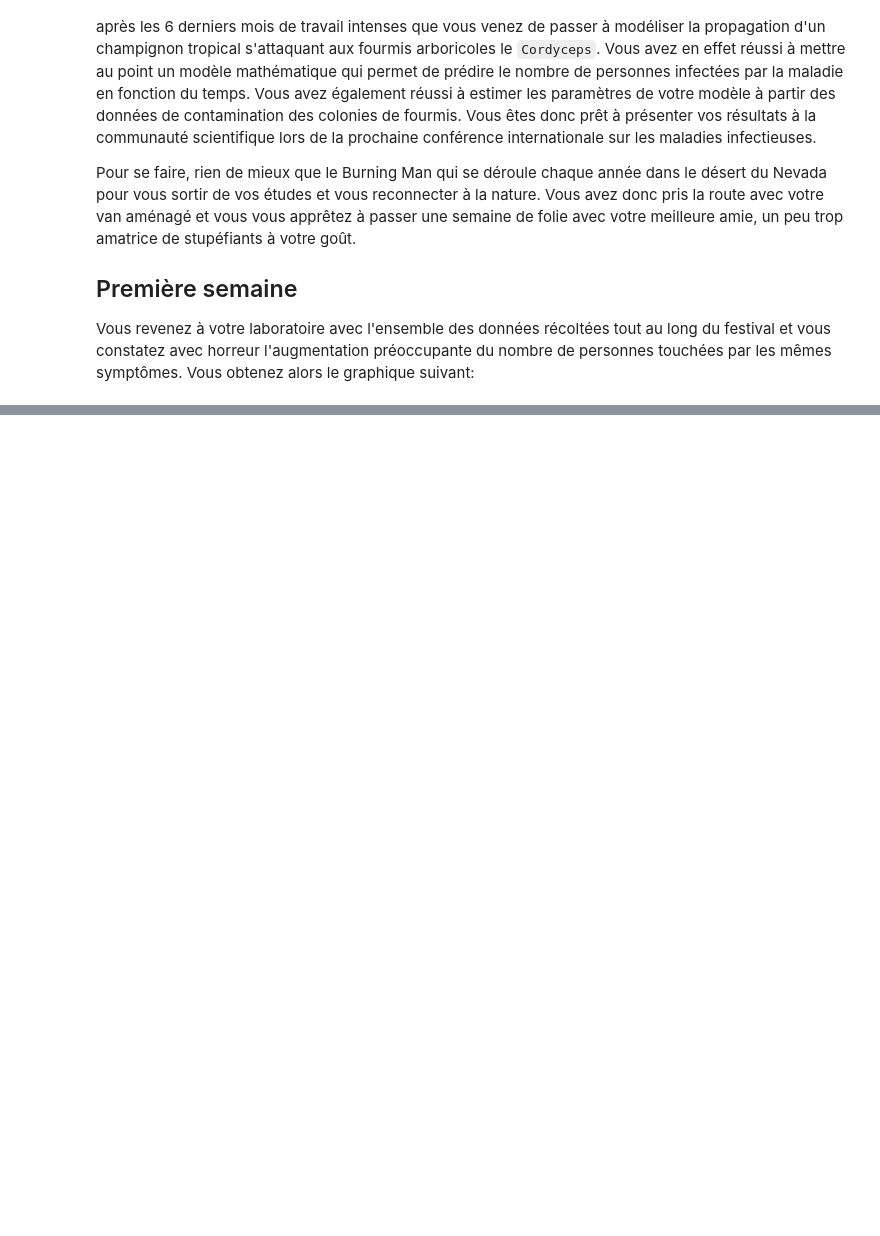
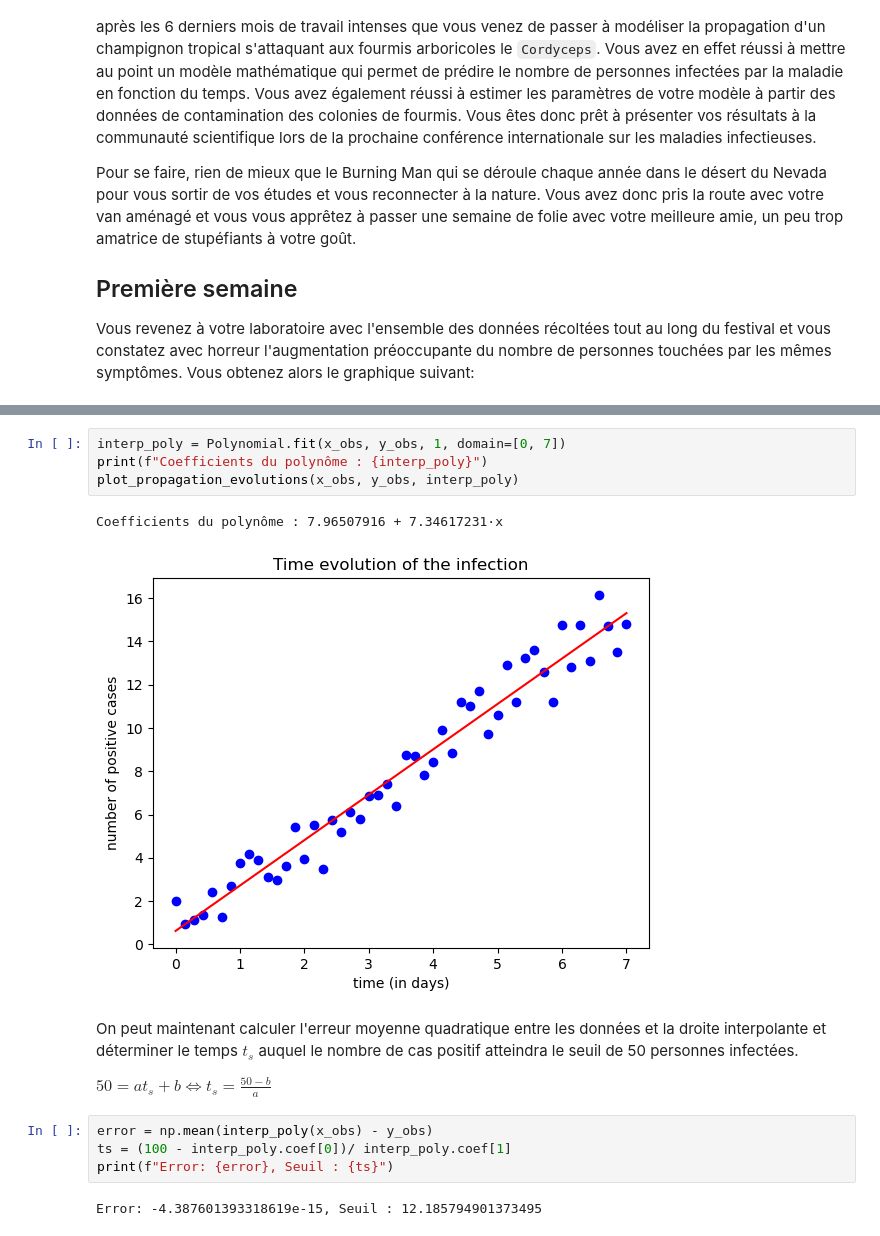
Before and after one commit to rcremese/ML-notebooks, a Jupyter notebook: 01-linear_regression.ipynb, the cells around one changed output, grey strips where cells are left out. Saved outputs shown, nothing was run; the diff lists cells and outputs as text; blank space fills up the shorter version.

```diff
--- a/01-linear_regression.ipynb
+++ b/01-linear_regression.ipynb
@@ -35,0 +45,17 @@ $$min_{a,b} \frac{1}{n} \sum_{i=1}^n (y_i - f(t_i))^2$$
+# %%
+interp_poly = Polynomial.fit(x_obs, y_obs, 1, domain=[0, 7])
+print(f"Coefficients du polynôme : {interp_poly}")
+plot_propagation_evolutions(x_obs, y_obs, interp_poly)
+# %% [output]
+Coefficients du polynôme : 7.96507916 + 7.34617231·x
+[figure, added]
+# %% [markdown]
+On peut maintenant calculer l'erreur moyenne quadratique entre les données et la droite interpolante et déterminer le temps $t_s$ auquel le nombre de cas positif atteindra le seuil de 50 personnes infectées.
+
+$50 = at_s + b \iff t_s = \frac{50 - b}{a}$
+# %%
+error = np.mean(interp_poly(x_obs) - y_obs)
+ts = (100 - interp_poly.coef[0])/ interp_poly.coef[1]
+print(f"Error: {error}, Seuil : {ts}")
+# %% [output]
+Error: -4.387601393318619e-15, Seuil : 12.185794901373495
```
Also changed, not shown: parts of 4 cells of this notebook, 1 other file.
